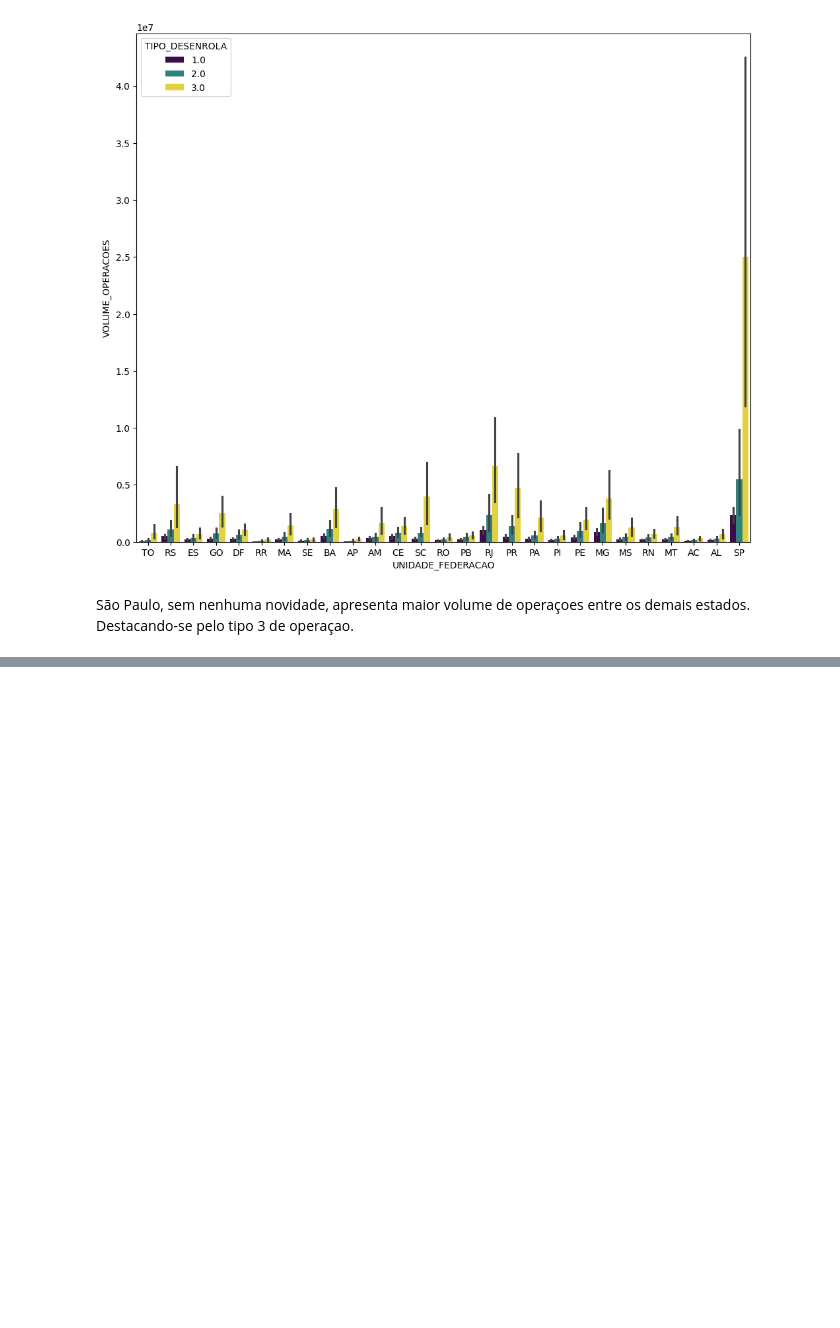
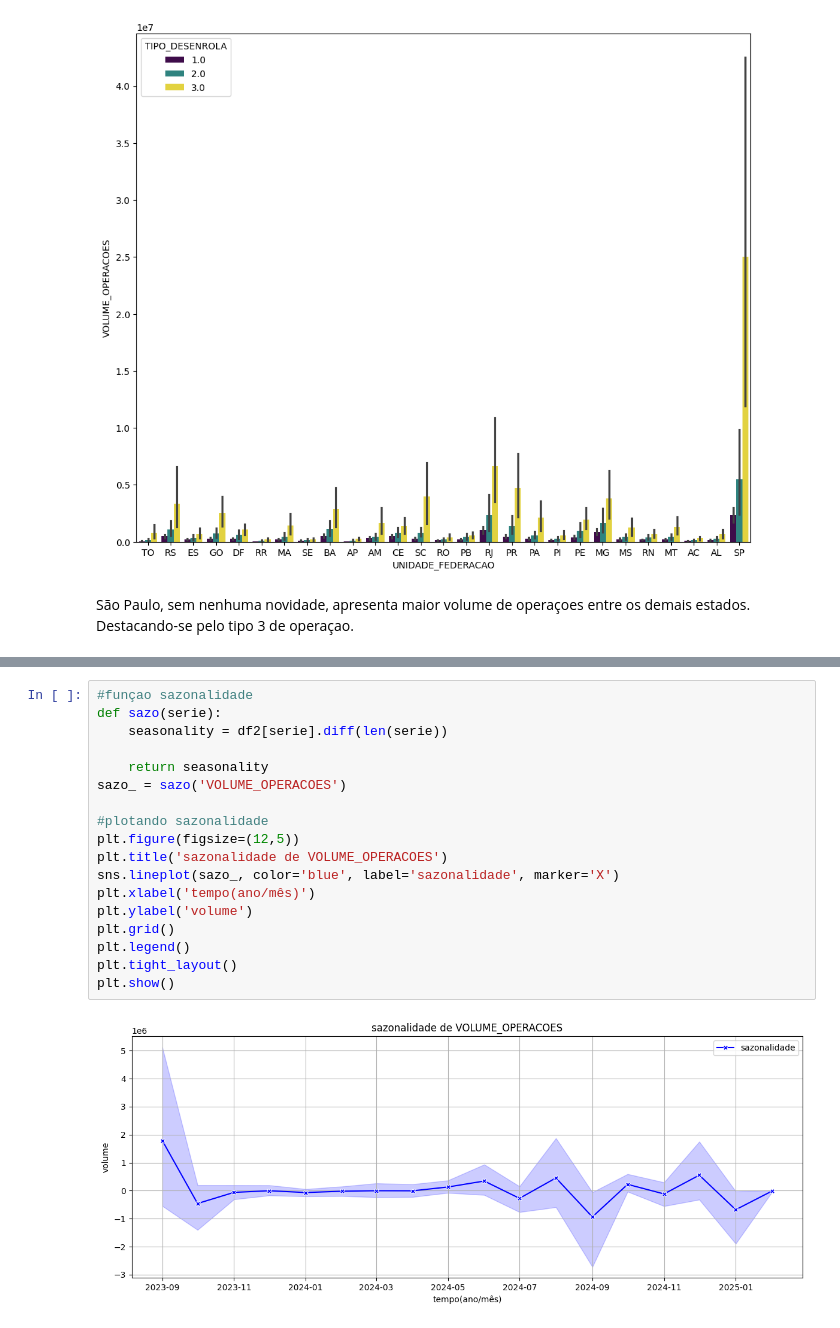
Before and after one commit to WesleySouza13/Projeto-Risco-de-Credito---Desenrola-Brasil, a Jupyter notebook: notebooks/notebook.ipynb, the cells around one changed output, grey strips where cells are left out. Saved outputs shown, nothing was run; the diff lists cells and outputs as text; blank space fills up the shorter version.

```diff
--- a/notebooks/notebook.ipynb
+++ b/notebooks/notebook.ipynb
@@ -391,0 +431,20 @@ São Paulo, sem nenhuma novidade, apresenta maior volume de operaçoes entre os
+# %%
+#funçao sazonalidade
+def sazo(serie):
+    seasonality = df2[serie].diff(len(serie))
+
+    return seasonality
+sazo_ = sazo('VOLUME_OPERACOES')
+
+#plotando sazonalidade
+plt.figure(figsize=(12,5))
+plt.title('sazonalidade de VOLUME_OPERACOES')
+sns.lineplot(sazo_, color='blue', label='sazonalidade', marker='X')
+plt.xlabel('tempo(ano/mês)')
+plt.ylabel('volume')
+plt.grid()
+plt.legend()
+plt.tight_layout()
+plt.show()
+# %% [output]
+[figure, added]
```
Also changed, not shown: parts of 5 cells of this notebook.
